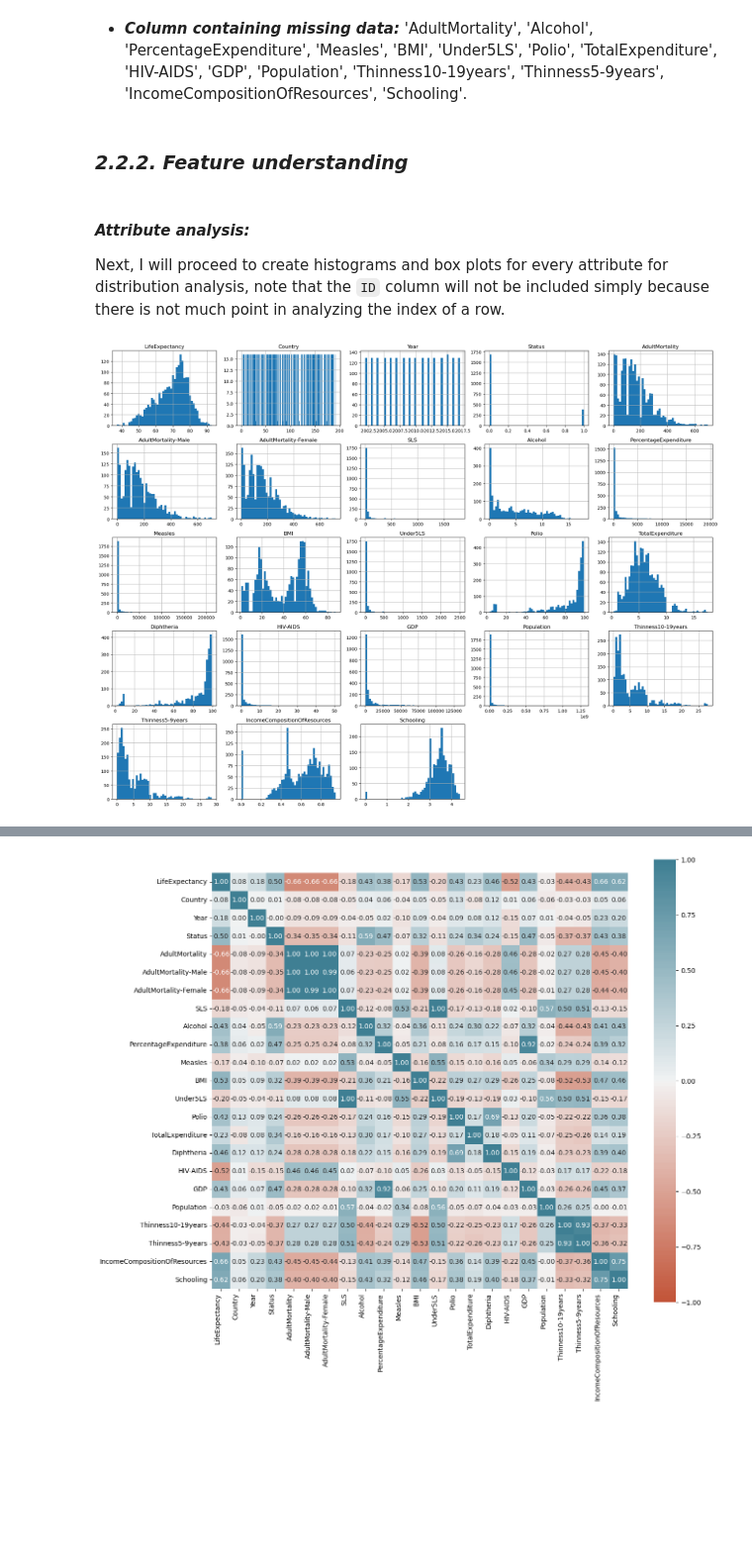
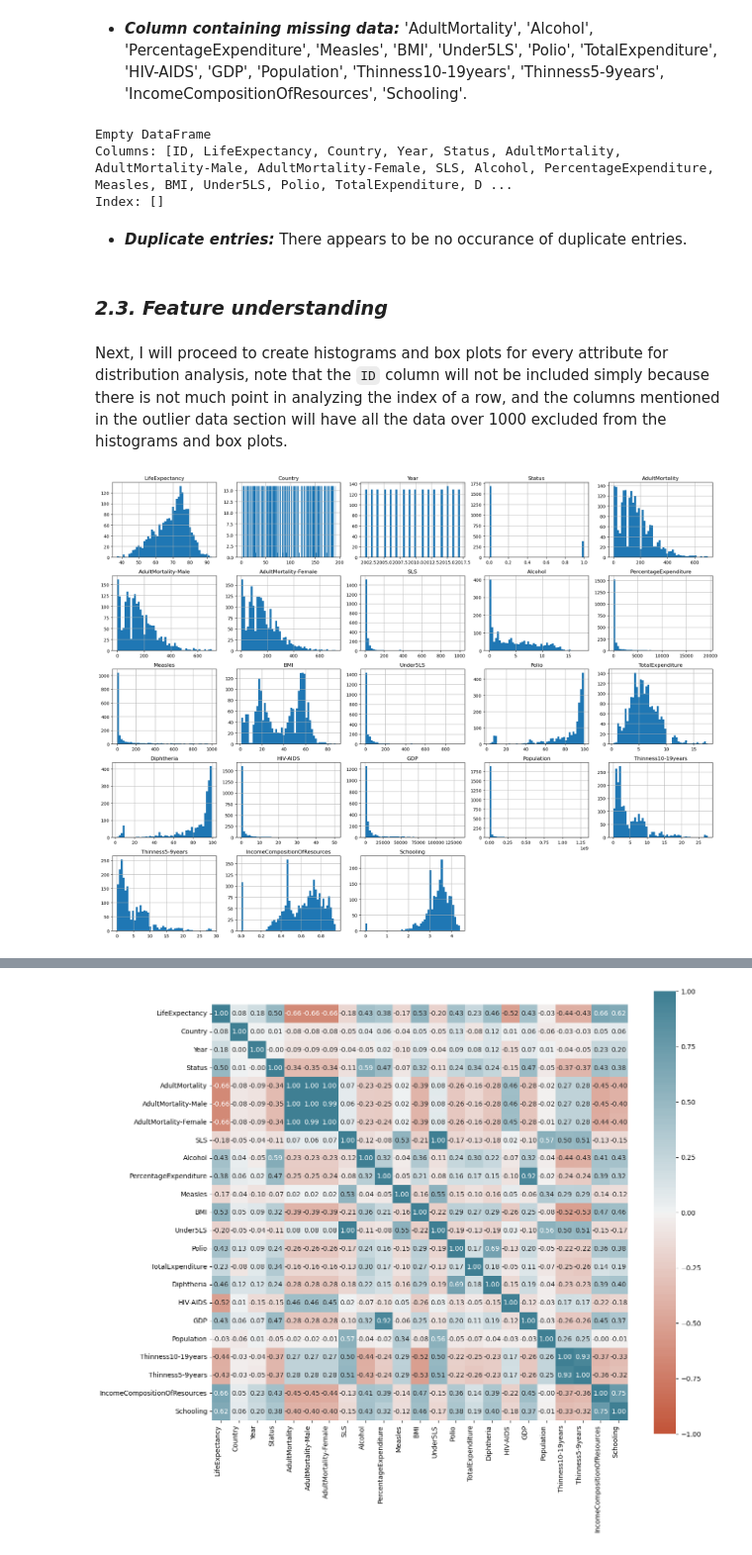
Before and after one commit to KanTheCodingNoob/Machine-Learning-LifeExpectancyPrediction, a Jupyter notebook: COSC2753_A1_S4019548.ipynb, the cells around one changed output, grey strips where cells are left out. Shown at 99% size. Drawn from its saved outputs; the diff is of its cells as text; code cells hidden in the pictures; blank space fills up the shorter version.

```diff
--- a/COSC2753_A1_S4019548.ipynb
+++ b/COSC2753_A1_S4019548.ipynb
@@ -217,45 +214,55 @@ Index(['AdultMortality', 'Alcohol', 'PercentageExpenditure', 'Measles', 'BMI',
        'Under5LS', 'Polio', 'TotalExpenditure', 'HIV-AIDS', 'GDP',
        'Population', 'Thinness10-19years', 'Thinness5-9years',
        'IncomeCompositionOfResources', 'Schooling'.
+# %%
+duplicates = train_data[train_data.duplicated()]
+print(duplicates)
+# %% [output]
+Empty DataFrame
+Columns: [ID, LifeExpectancy, Country, Year, Status, AdultMortality, AdultMortality-Male, AdultMortality-Female, SLS, Alcohol, PercentageExpenditure, Measles, BMI, Under5LS, Polio, TotalExpenditure, D ...
+Index: []
+# %% [markdown]
+* ___Duplicate entries:___ There appears to be no occurance of duplicate entries.
 # %% [markdown]
-### ___2.2.2. Feature understanding___
+### ___2.3. Feature understanding___
 # %% [markdown]
-#### ___Attribute analysis:___
-
-Next, I will proceed to create histograms and box plots for every attribute for distribution analysis, note that the `ID` column will not be included simply because there is not much point in analyzing the index of a row.
+Next, I will proceed to create histograms and box plots for every attribute for distribution analysis, note that the `ID` column will not be included simply because there is not much point in analyzing the index of a row, and the columns mentioned in the outlier data section will have all the data over 1000 excluded from the histograms and box plots.
 # %%
+# Custom bins values
 custom_bins = {
     'Country': 200,
-#    'SLS': [0, 1, 5, 10, 20, 30, 50, 75, 100, 150, 200, 300, 500, 1000],
-#    'Alcohol': [0, 0.5, 1, 2, 3, 4, 5, 7, 10, 15, 20],
-#    'PercentageExpenditure': [0, 10, 50, 100, 200, 500, 1000, 2000, 5000, 10000, 20000],
-#    'Measles': [],
-#    'Under5LS': [],
-#    'HIV-AIDS': [],
-#    'GDP': [],
-#    'Population': [],
 }
 
 exclude_column = "ID"  # Exclude ID
+
+# List of columns where data points over 1000 should be excluded
+exclude_columns_over_1000 = ['SLS', 'Measles', 'Under5LS']
 
 # Plot histograms
 fig, axes = plt.subplots(nrows=5, ncols=5, figsize=(20, 15))
 axes = axes.flatten()
 
+# Filter out the excluded column (ID)
 filtered_columns = [col for col in train_data.columns if col != exclude_column]
 
 for i, column in enumerate(filtered_columns):
     bins = custom_bins.get(column, 50)  # Use custom bins if available, otherwise default to 50
 
-    train_data[column].hist(bins=bins, ax=axes[i])
+    # Exclude data points over 1000 for certain columns
+    if column in exclude_columns_over_1000:
+        data = train_data[column][train_data[column] <= 1000]
+    else:
+        data = train_data[column]
+
+    data.hist(bins=bins, ax=axes[i])
     axes[i].set_title(column)
 
 # Hide unused subplots (in case columns < grid size)
 for j in range(i + 1, len(axes)):
     fig.delaxes(axes[j])
 
 plt.tight_layout()
 plt.show()
 # %% [output]
-[figure, old version]
+[figure, new version]
 # %%
```
Also changed, not shown: parts of 52 cells of this notebook.
